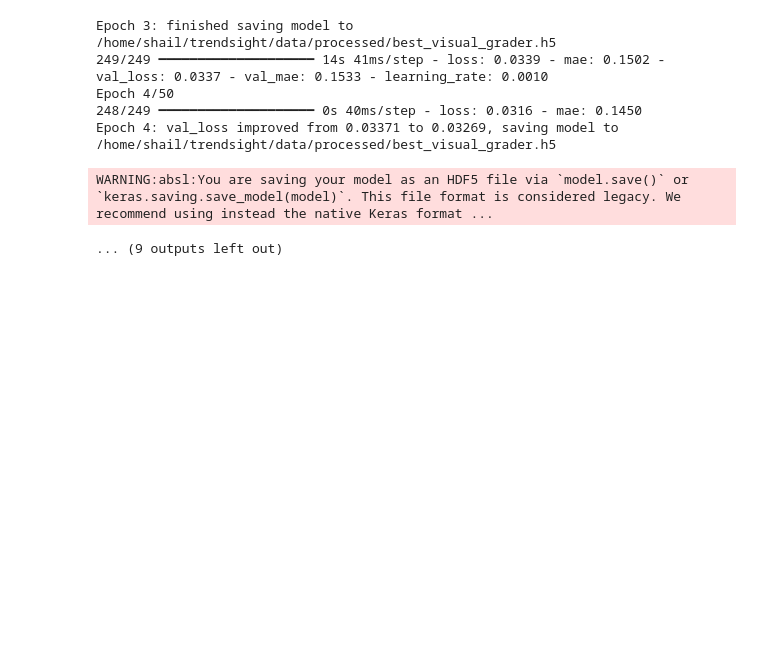
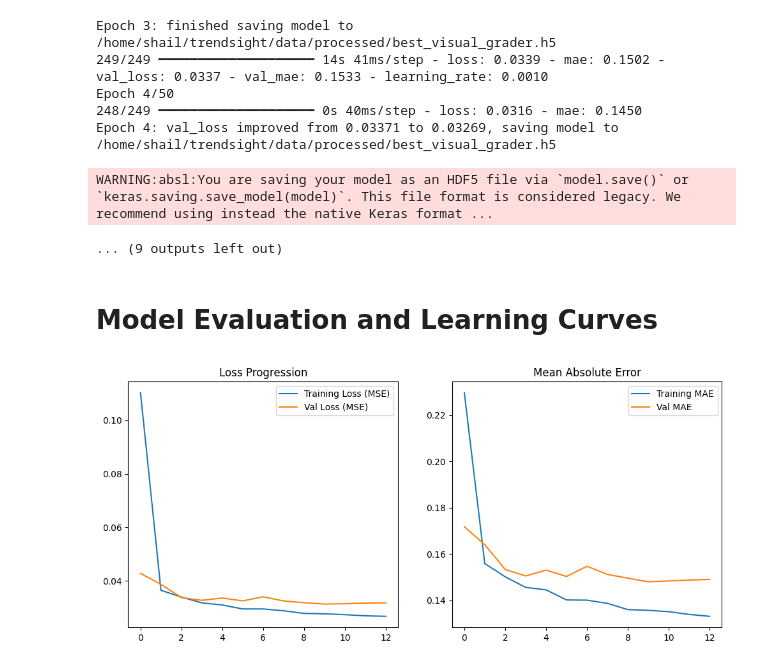
Before and after one commit to Shailya777/stylesignal-multimodal, a Jupyter notebook: notebooks/cnn_proxy_hack.ipynb, the cells around one changed output. Cells and saved outputs as stored; diff of their text form; code cells hidden in the pictures; blank space fills up the shorter version.

Commit message:
Model Evaluation

```diff
--- a/notebooks/cnn_proxy_hack.ipynb
+++ b/notebooks/cnn_proxy_hack.ipynb
@@ -287,3 +287,24 @@ Epoch 4/50
 Epoch 4: val_loss improved from 0.03371 to 0.03269, saving model to /home/shail/trendsight/data/processed/best_visual_grader.h5
 WARNING:absl:You are saving your model as an HDF5 file via `model.save()` or `keras.saving.save_model(model)`. This file format is considered legacy. We recommend using instead the native Keras format ...
 ... (9 outputs left out)
+# %% [markdown]
+# Model Evaluation and Learning Curves
+# %%
+# Plotting Training History:
+plt.figure(figsize= (12,5))
+
+plt.subplot(1, 2, 1)
+plt.plot(history.history['loss'], label= 'Training Loss (MSE)')
+plt.plot(history.history['val_loss'], label= 'Val Loss (MSE)')
+plt.legend()
+plt.title('Loss Progression')
+
+plt.subplot(1, 2, 2)
+plt.plot(history.history['mae'], label= 'Training MAE')
+plt.plot(history.history['val_mae'], label= 'Val MAE')
+plt.legend()
+plt.title('Mean Absolute Error')
+
+plt.show()
+# %% [output]
+[figure, added]
```
Also changed, not shown: parts of 1 cell of this notebook.
